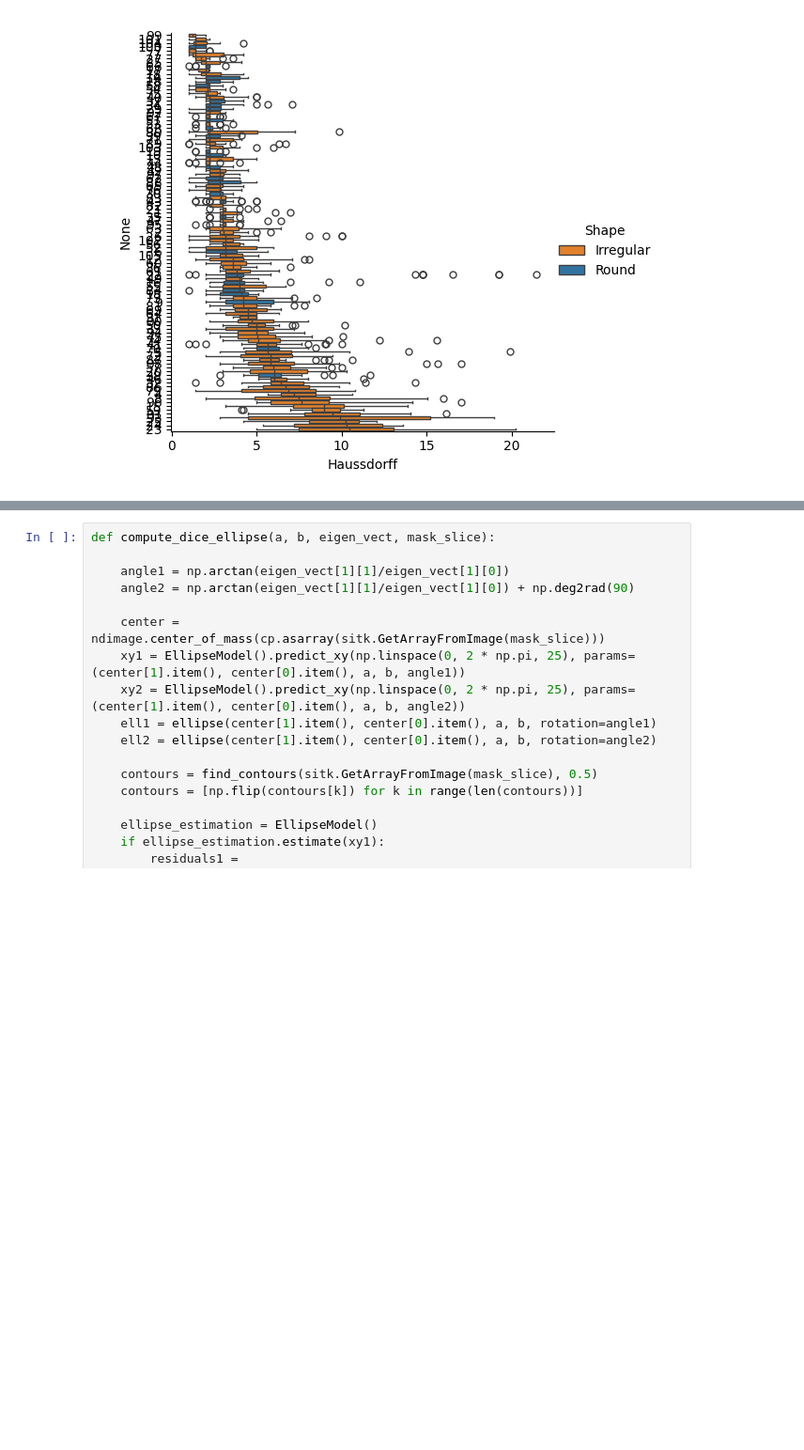
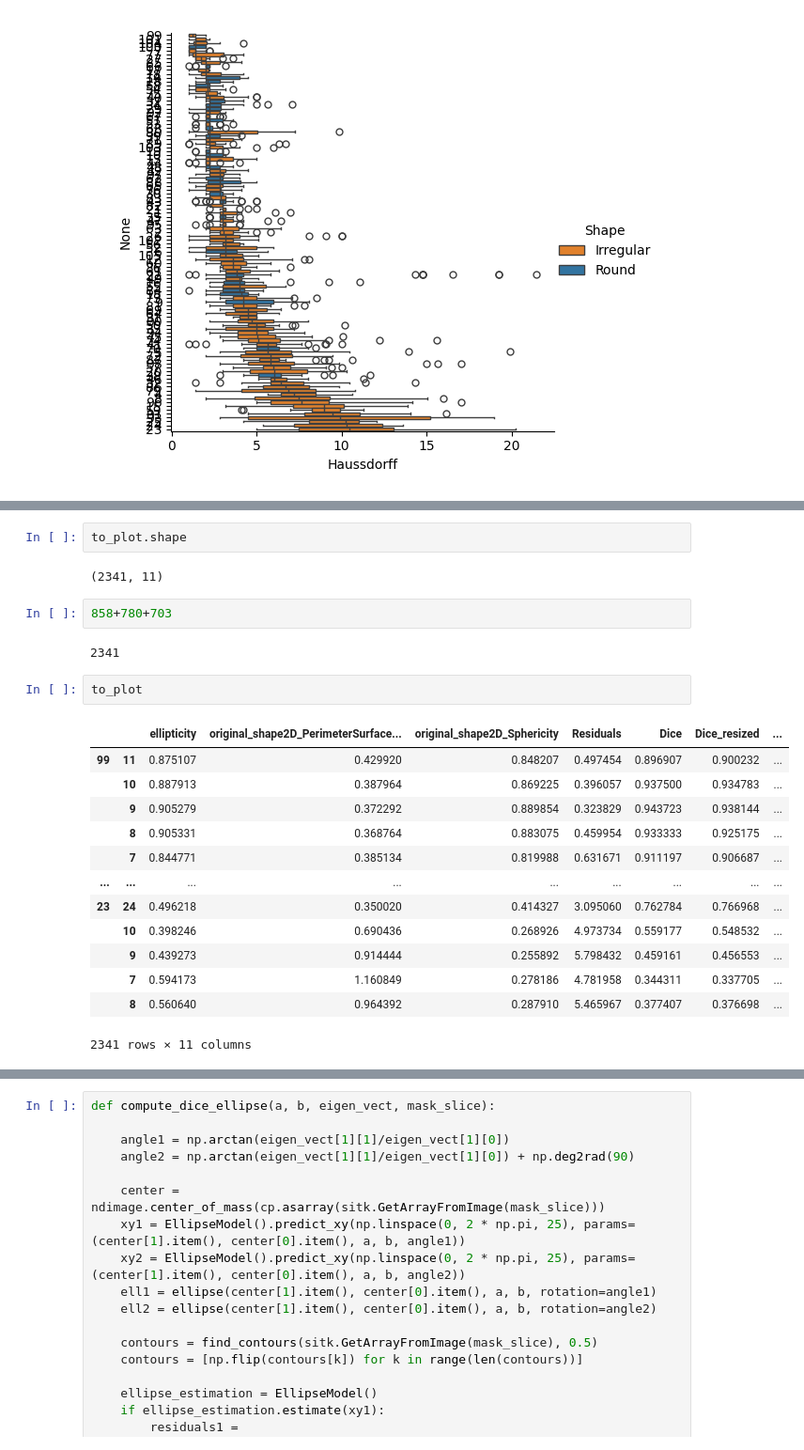
Before and after one commit to pstnmz/UQ_toolbox, a Jupyter notebook: display_radiomic.ipynb, the cells around one changed output, grey strips where cells are left out. Shown at 94% size. Saved outputs shown, nothing was run; the diff lists cells and outputs as text; blank space fills up the shorter version.

```diff
--- a/display_radiomic.ipynb
+++ b/display_radiomic.ipynb
@@ -205,0 +203,24 @@ The `ci` parameter is deprecated. Use `errorbar=None` for the same effect.
+# %%
+to_plot.shape
+# %% [output]
+(2341, 11)
+# %%
+858+780+703
+# %% [output]
+2341
+# %%
+to_plot
+# %% [output]
+|  |  | ellipticity | original_shape2D_PerimeterSurface... | original_shape2D_Sphericity | Residuals | Dice | Dice_resized | ... |
+| 99 | 11 | 0.875107 | 0.429920 | 0.848207 | 0.497454 | 0.896907 | 0.900232 | ... |
+|  | 10 | 0.887913 | 0.387964 | 0.869225 | 0.396057 | 0.937500 | 0.934783 | ... |
+|  | 9 | 0.905279 | 0.372292 | 0.889854 | 0.323829 | 0.943723 | 0.938144 | ... |
+|  | 8 | 0.905331 | 0.368764 | 0.883075 | 0.459954 | 0.933333 | 0.925175 | ... |
+|  | 7 | 0.844771 | 0.385134 | 0.819988 | 0.631671 | 0.911197 | 0.906687 | ... |
+| ... | ... | ... | ... | ... | ... | ... | ... | ... |
+| 23 | 24 | 0.496218 | 0.350020 | 0.414327 | 3.095060 | 0.762784 | 0.766968 | ... |
+|  | 10 | 0.398246 | 0.690436 | 0.268926 | 4.973734 | 0.559177 | 0.548532 | ... |
+|  | 9 | 0.439273 | 0.914444 | 0.255892 | 5.798432 | 0.459161 | 0.456553 | ... |
+|  | 7 | 0.594173 | 1.160849 | 0.278186 | 4.781958 | 0.344311 | 0.337705 | ... |
+|  | 8 | 0.560640 | 0.964392 | 0.287910 | 5.465967 | 0.377407 | 0.376698 | ... |
+2341 rows × 11 columns
```
Also changed, not shown: parts of 10 cells of this notebook, 1 other file.
